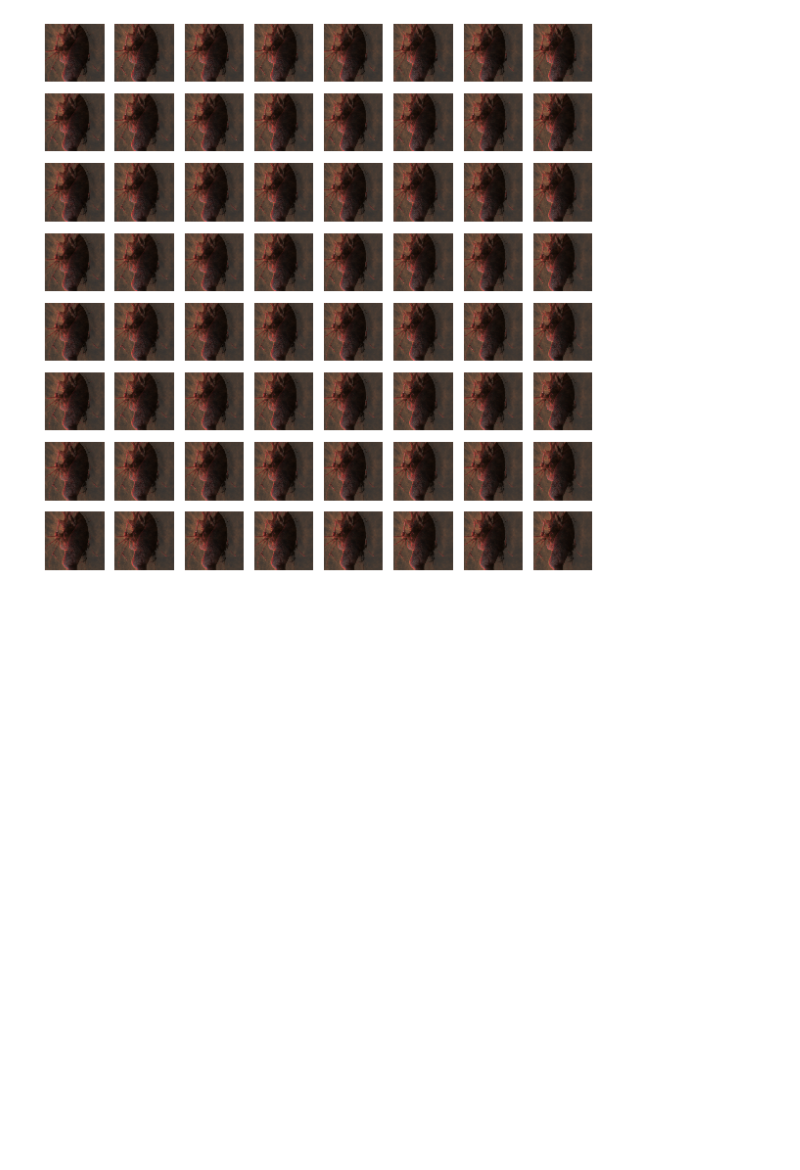
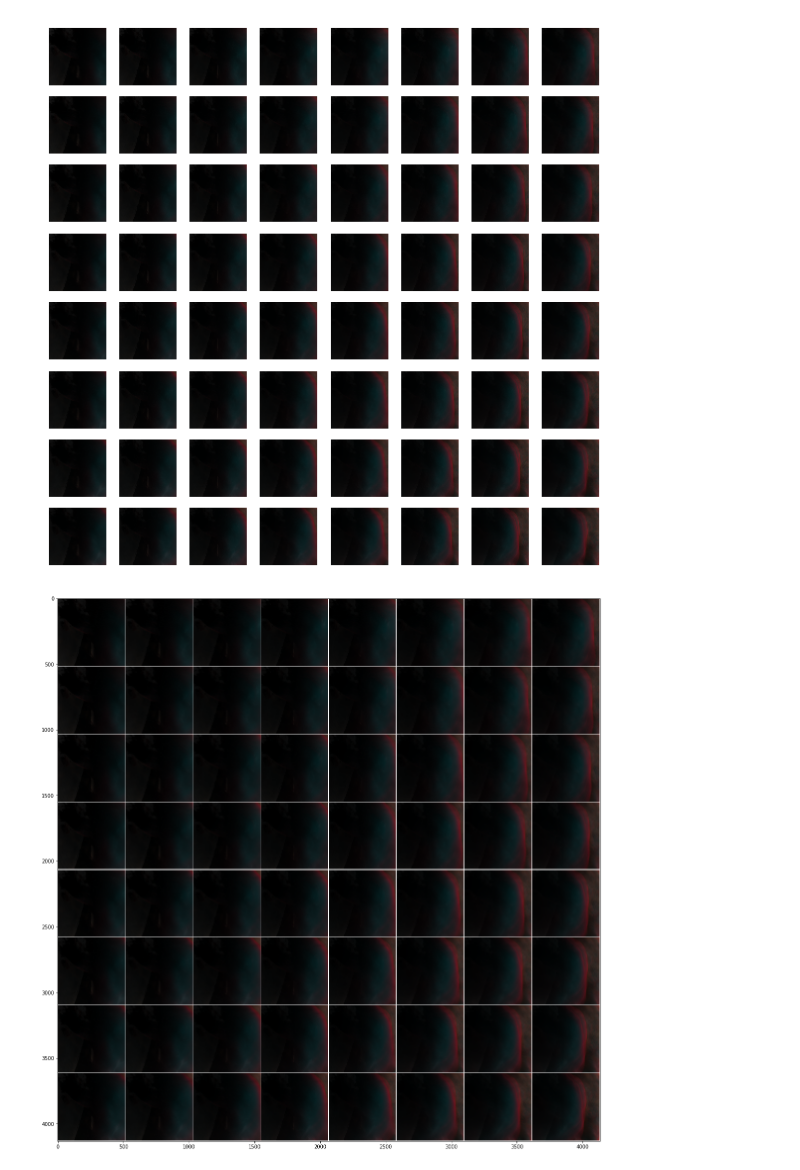
Before and after one commit to seankmartin/LF_View_Synthesis, a Jupyter notebook: Notebooks/DataLoading.ipynb, the cells around one changed output. Drawn from its saved outputs; the diff is of its cells as text; code cells hidden in the pictures; blank space fills up the shorter version.

```diff
--- a/Notebooks/DataLoading.ipynb
+++ b/Notebooks/DataLoading.ipynb
@@ -18,19 +16,28 @@ file_path = os.path.join(base_dir, 'lf_set.h5')
 # %%
 import h5py
 with h5py.File(file_path, mode='r', libver='latest', swmr=True) as h5_file:
-    #plt.imshow(h5_file['train']['colour']['images'][1, 60, :, :, :3])
+    sample = h5_file['train']['colour']['images'][0]
 
     rows = 8
     cols = 8
     plt.rcParams['figure.figsize'] = [10, 10]
     f, axes = plt.subplots(rows, cols)
     for y, row_axis in enumerate(axes):
         for x, col_axis in enumerate(row_axis):
-            image = h5_file['train']['colour']['images'][6, (y * cols) + x, :, :, :3]
+            image = sample[(y * cols) + x, :, :, :3]
             col_axis.imshow(image)
             col_axis.axis('off')
             col_axis.get_xaxis().set_visible(False)
             col_axis.get_yaxis().set_visible(False)
     plt.show()
+
+    images = torch.tensor(sample[:, :, :, :3], dtype=torch.float32).transpose(1, 3).transpose(2, 3)
+    output_grid = vutils.make_grid(
+            images,
+            nrow=8, range=(0, 255), normalize=True,
+            pad_value=1, padding=4)
+
+    show(output_grid)
 # %% [output]
-[figure, old version]
+[figure, new version]
+[figure, added]
```
Also changed, not shown: parts of 1 cell of this notebook.
